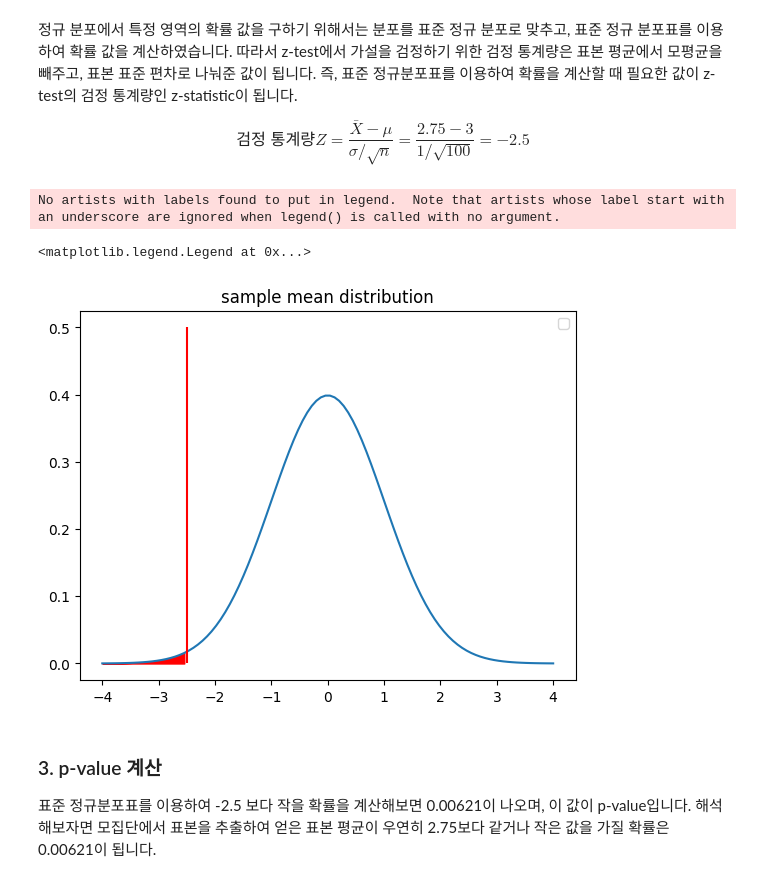
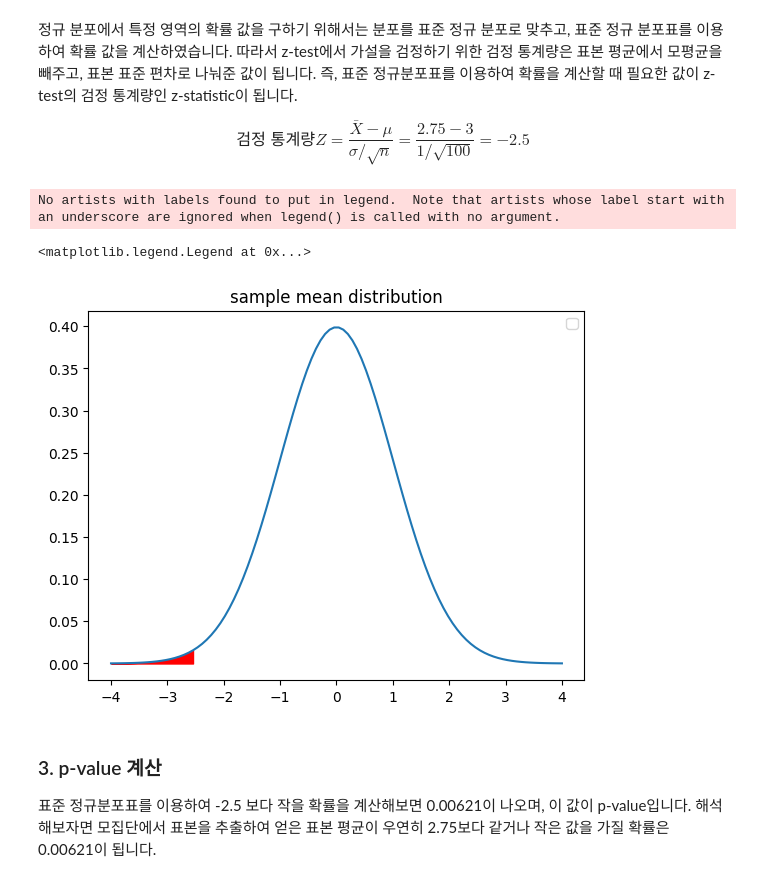
Before and after one commit to yeomko22/data_analytics_camp_6th, a Jupyter notebook: week_03/statistics/ch_07_one_sided_ztest.ipynb, the cells around one changed output. Drawn from its saved outputs; the diff is of its cells as text; code cells hidden in the pictures.

```diff
--- a/week_03/statistics/ch_07_one_sided_ztest.ipynb
+++ b/week_03/statistics/ch_07_one_sided_ztest.ipynb
@@ -59,15 +59,14 @@ $$검정\;통계량 Z=\frac{\bar{X}-\mu}{\sigma/\sqrt{n}}=\frac{2.75-3}{1/\sqrt{
 # %%
 x = np.linspace(-4, 4, 100)
 pdf = norm.pdf(x, loc=0, scale=1)
 plt.plot(x, pdf)
-plt.vlines(-2.5, ymin=0, ymax=0.5, color="red")
 plt.fill_between(x, pdf, where=(x <= -2.5), color="red")
 plt.title("sample mean distribution")
 plt.legend()
 # %% [output]
 No artists with labels found to put in legend.  Note that artists whose label start with an underscore are ignored when legend() is called with no argument.
 <matplotlib.legend.Legend at 0x...>
-[figure, old version]
+[figure, new version]
 # %% [markdown]
 ### 3. p-value 계산
 
```
Also changed, not shown: parts of 1 cell of this notebook, 17 other files.
